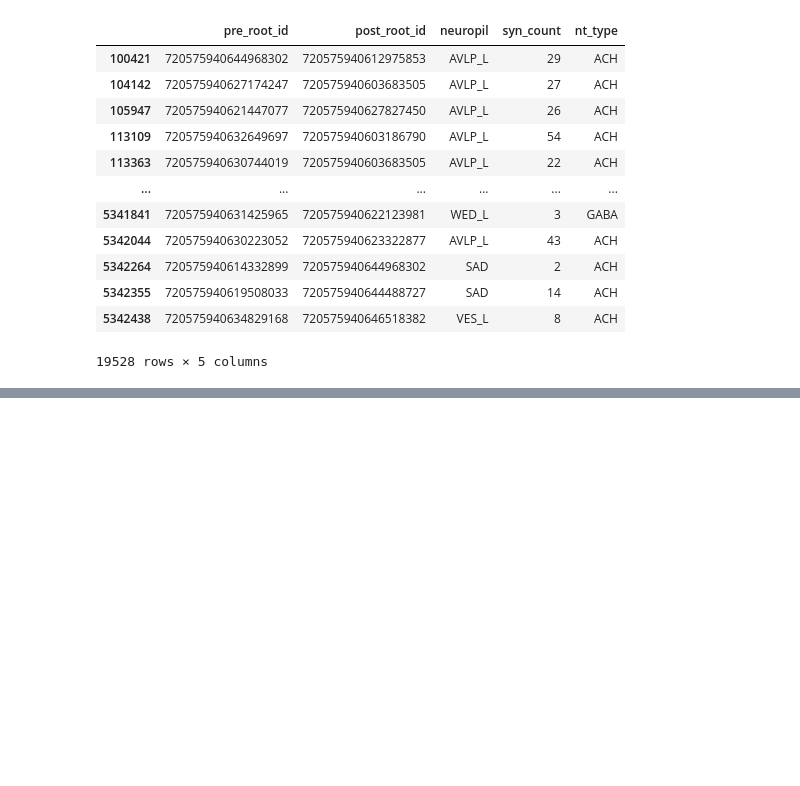
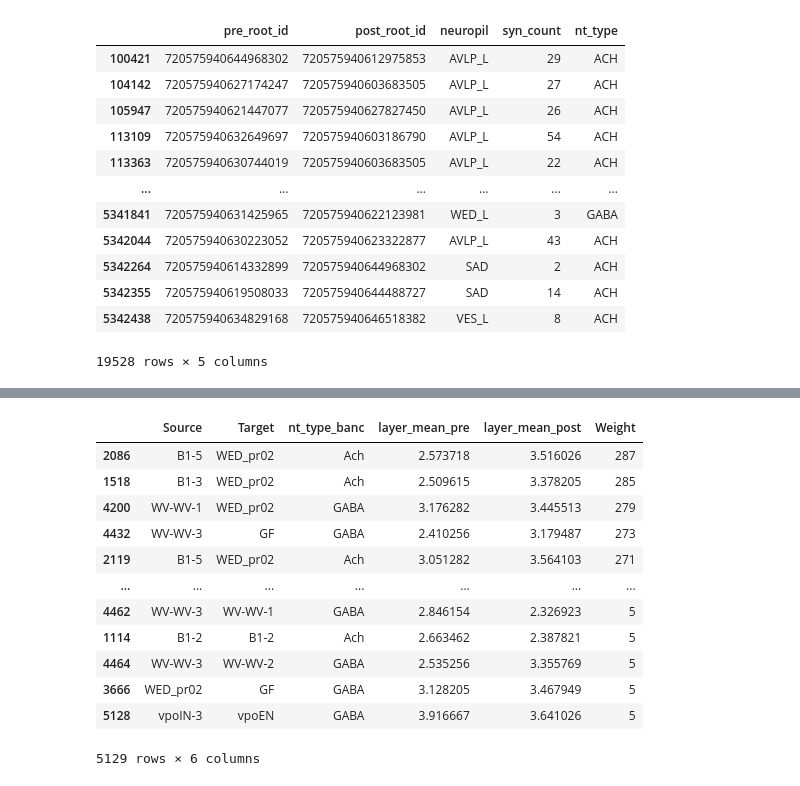
Before and after one commit to grace-cai08/sp25, a Jupyter notebook: wiringdgrm.ipynb, the cells around one changed output, grey strips where cells are left out. Drawn from its saved outputs; the diff is of its cells as text; code cells hidden in the pictures; blank space fills up the shorter version.

```diff
--- a/wiringdgrm.ipynb
+++ b/wiringdgrm.ipynb
@@ -112,0 +126,18 @@ g1.to_csv('g1.csv', index=False)
+# %%
+g2 = conns.groupby(['type_pre', 'type_post', 'nt_type_banc', 'layer_mean_pre', 'layer_mean_post'], as_index=False)[['syn_count']].sum().sort_values(by='syn_count', ascending=False)
+g2 = g2.rename(columns={'type_pre':'Source', 'type_post':'Target', 'syn_count':'Weight'})
+g2
+# %% [output]
+|  | Source | Target | nt_type_banc | layer_mean_pre | layer_mean_post | Weight |
+| 2086 | B1-5 | WED_pr02 | Ach | 2.573718 | 3.516026 | 287 |
+| 1518 | B1-3 | WED_pr02 | Ach | 2.509615 | 3.378205 | 285 |
+| 4200 | WV-WV-1 | WED_pr02 | GABA | 3.176282 | 3.445513 | 279 |
+| 4432 | WV-WV-3 | GF | GABA | 2.410256 | 3.179487 | 273 |
+| 2119 | B1-5 | WED_pr02 | Ach | 3.051282 | 3.564103 | 271 |
+| ... | ... | ... | ... | ... | ... | ... |
+| 4462 | WV-WV-3 | WV-WV-1 | GABA | 2.846154 | 2.326923 | 5 |
+| 1114 | B1-2 | B1-2 | Ach | 2.663462 | 2.387821 | 5 |
+| 4464 | WV-WV-3 | WV-WV-2 | GABA | 2.535256 | 3.355769 | 5 |
+| 3666 | WED_pr02 | GF | GABA | 3.128205 | 3.467949 | 5 |
+| 5128 | vpoIN-3 | vpoEN | GABA | 3.916667 | 3.641026 | 5 |
+5129 rows × 6 columns
```
Also changed, not shown: parts of 6 cells of this notebook, 3 other files.
